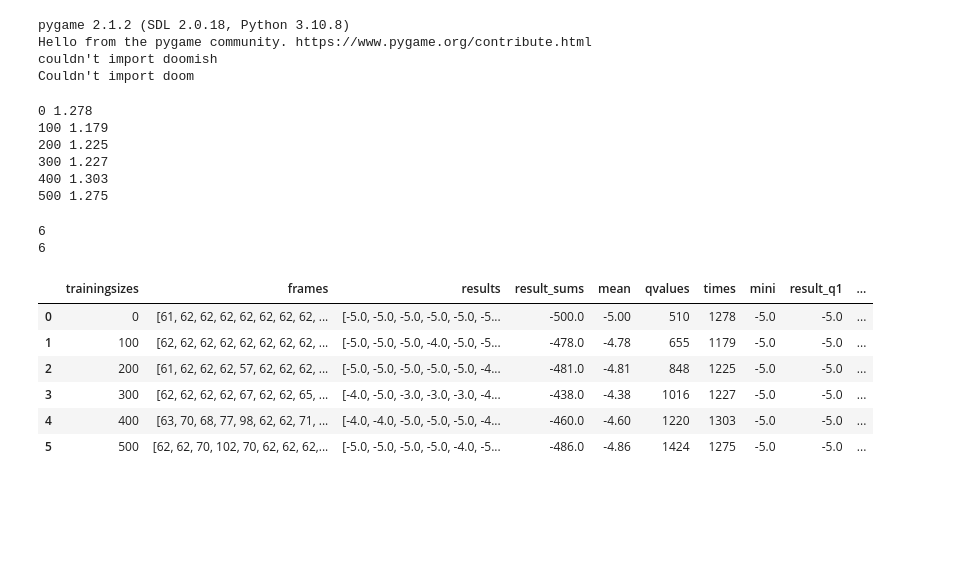
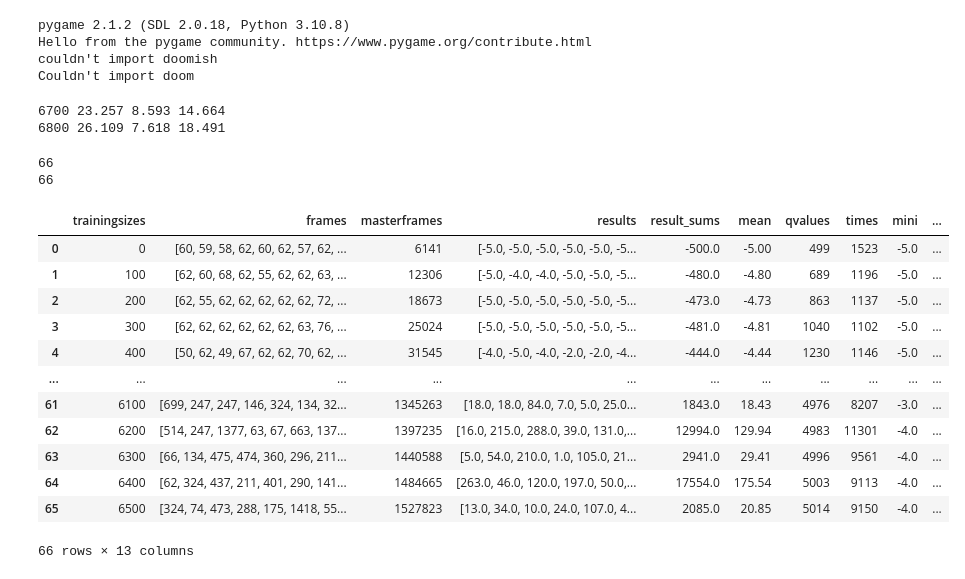
Before and after one commit to HR-Machine-Learning/RL_FlappyBird, a Jupyter notebook: src/statistics.ipynb, the cells around one changed output. Drawn from its saved outputs; the diff is of its cells as text; code cells hidden in the pictures; blank space fills up the shorter version.

```diff
--- a/src/statistics.ipynb
+++ b/src/statistics.ipynb
@@ -29,18 +29,18 @@ times = []
 frames = []
 # %%
 
-playsize = 100
+playsize = 25
 i = 0
 stepsize = 100
-for i in range(0, 500 + 1, stepsize):
+for i in range(0, 50000 + 1, stepsize):
 	if trainedlvl < i:
+		_start = int(time() * 1000)
 		# SETUP
 		#agent: FlappyAgent = DeepQAgent()
 
 		start = int(time() * 1000)
 		_frames = playyy.train(stepsize, agent)
 		duration = int(time() * 1000) - start
-		print(i, duration / 1000)
 		# write(agent, filestr)
 
 		#vals = read("results/qvalues_4000")
@@ -49,7 +49,10 @@ for i in range(0, 500 + 1, stepsize):
 		#agent.q_values = vals
 
 		#print(len(agent.q_values))
+		start2 = int(time() * 1000)
 		rundata = playyy.run_game(playsize, agent)
+		duration2 = int(time() * 1000) - start2
+
 
 		results.append(rundata)
 
@@ -70,48 +73,65 @@ for i in range(0, 500 + 1, stepsize):
 		qvalues.append(len(agent.q_values))
 		times.append(duration)
 		trainedlvl = i
+
+		_duration = int(time() * 1000) - start
+		print(i, _duration / 1000, duration / 1000, duration2 / 1000)
 # %% [output]
-0 1.278
-100 1.179
-200 1.225
-300 1.227
-400 1.303
-500 1.275
+6700 23.257 8.593 14.664
+6800 26.109 7.618 18.491
 # %%
 result_sums = []
 mean = []
 
 mini = []
 result_q1 = []
 result_q2 = []
 result_q3 = []
 maxi = []
 
+# result magic
 for result in results:
 	result_sums.append(np.sum(result))
 	mean.append(np.mean(result))
 
 	mini.append(np.min(result))
 	result_q1.append(np.quantile(result, 0.25))
 	result_q2.append(np.quantile(result, 0.5))
 	result_q3.append(np.quantile(result, 0.75))
 	maxi.append(np.max(result))
 
+# frames magic
+masterframes = []
+s: int = 0
+for frame in frames:
+	for f in frame:
+		s = s + f
+	masterframes.append(s)
+
 print(len(result_sums))
 print(len(trainingsizes))
 
-df = pd.DataFrame({'trainingsizes': trainingsizes, "frames": frames, "results": results, 'result_sums': result_sums, "mean": mean, "qvalues": qvalues, "times": times, "mini": mini, "result_q1": result_q1, "result_q2": result_q2, "result_q3": result_q3, "maxi": maxi})
+framedf = pd.DataFrame({})
+framedf
+
+df = pd.DataFrame({'trainingsizes': trainingsizes, "frames": frames, "masterframes": masterframes, "results": results, 'result_sums': result_sums, "mean": mean, "qvalues": qvalues, "times": times, "mini": mini, "result_q1": result_q1, "result_q2": result_q2, "result_q3": result_q3, "maxi": maxi})
 df
 # %% [output]
-6
-6
+66
+66
-|  | trainingsizes | frames | results | result_sums | mean | qvalues | times | mini | result_q1 | ... |
-| 0 | 0 | [61, 62, 62, 62, 62, 62, 62, 62, ... | [-5.0, -5.0, -5.0, -5.0, -5.0, -5... | -500.0 | -5.00 | 510 | 1278 | -5.0 | -5.0 | ... |
-| 1 | 100 | [62, 62, 62, 62, 62, 62, 62, 62, ... | [-5.0, -5.0, -5.0, -4.0, -5.0, -5... | -478.0 | -4.78 | 655 | 1179 | -5.0 | -5.0 | ... |
-| 2 | 200 | [61, 62, 62, 62, 57, 62, 62, 62, ... | [-5.0, -5.0, -5.0, -5.0, -5.0, -4... | -481.0 | -4.81 | 848 | 1225 | -5.0 | -5.0 | ... |
-| 3 | 300 | [62, 62, 62, 62, 67, 62, 62, 65, ... | [-4.0, -5.0, -3.0, -3.0, -3.0, -4... | -438.0 | -4.38 | 1016 | 1227 | -5.0 | -5.0 | ... |
-| 4 | 400 | [63, 70, 68, 77, 98, 62, 62, 71, ... | [-4.0, -4.0, -5.0, -5.0, -5.0, -4... | -460.0 | -4.60 | 1220 | 1303 | -5.0 | -5.0 | ... |
-| 5 | 500 | [62, 62, 70, 102, 70, 62, 62, 62,... | [-5.0, -5.0, -5.0, -5.0, -4.0, -5... | -486.0 | -4.86 | 1424 | 1275 | -5.0 | -5.0 | ... |
+|  | trainingsizes | frames | masterframes | results | result_sums | mean | qvalues | times | mini | ... |
+| 0 | 0 | [60, 59, 58, 62, 60, 62, 57, 62, ... | 6141 | [-5.0, -5.0, -5.0, -5.0, -5.0, -5... | -500.0 | -5.00 | 499 | 1523 | -5.0 | ... |
+| 1 | 100 | [62, 60, 68, 62, 55, 62, 62, 63, ... | 12306 | [-5.0, -4.0, -4.0, -5.0, -5.0, -5... | -480.0 | -4.80 | 689 | 1196 | -5.0 | ... |
+| 2 | 200 | [62, 55, 62, 62, 62, 62, 62, 72, ... | 18673 | [-5.0, -5.0, -5.0, -5.0, -5.0, -5... | -473.0 | -4.73 | 863 | 1137 | -5.0 | ... |
+| 3 | 300 | [62, 62, 62, 62, 62, 62, 63, 76, ... | 25024 | [-5.0, -5.0, -5.0, -5.0, -5.0, -5... | -481.0 | -4.81 | 1040 | 1102 | -5.0 | ... |
+| 4 | 400 | [50, 62, 49, 67, 62, 62, 70, 62, ... | 31545 | [-4.0, -5.0, -4.0, -2.0, -2.0, -4... | -444.0 | -4.44 | 1230 | 1146 | -5.0 | ... |
+| ... | ... | ... | ... | ... | ... | ... | ... | ... | ... | ... |
+| 61 | 6100 | [699, 247, 247, 146, 324, 134, 32... | 1345263 | [18.0, 18.0, 84.0, 7.0, 5.0, 25.0... | 1843.0 | 18.43 | 4976 | 8207 | -3.0 | ... |
+| 62 | 6200 | [514, 247, 1377, 63, 67, 663, 137... | 1397235 | [16.0, 215.0, 288.0, 39.0, 131.0,... | 12994.0 | 129.94 | 4983 | 11301 | -4.0 | ... |
+| 63 | 6300 | [66, 134, 475, 474, 360, 296, 211... | 1440588 | [5.0, 54.0, 210.0, 1.0, 105.0, 21... | 2941.0 | 29.41 | 4996 | 9561 | -4.0 | ... |
+| 64 | 6400 | [62, 324, 437, 211, 401, 290, 141... | 1484665 | [263.0, 46.0, 120.0, 197.0, 50.0,... | 17554.0 | 175.54 | 5003 | 9113 | -4.0 | ... |
+| 65 | 6500 | [324, 74, 473, 288, 175, 1418, 55... | 1527823 | [13.0, 34.0, 10.0, 24.0, 107.0, 4... | 2085.0 | 20.85 | 5014 | 9150 | -4.0 | ... |
+66 rows × 13 columns
 # %%
 # df = pd.read_table("savepoint.csv", sep=",", index_col=[0])
 # df
```
Also changed, not shown: parts of 1 cell of this notebook.
